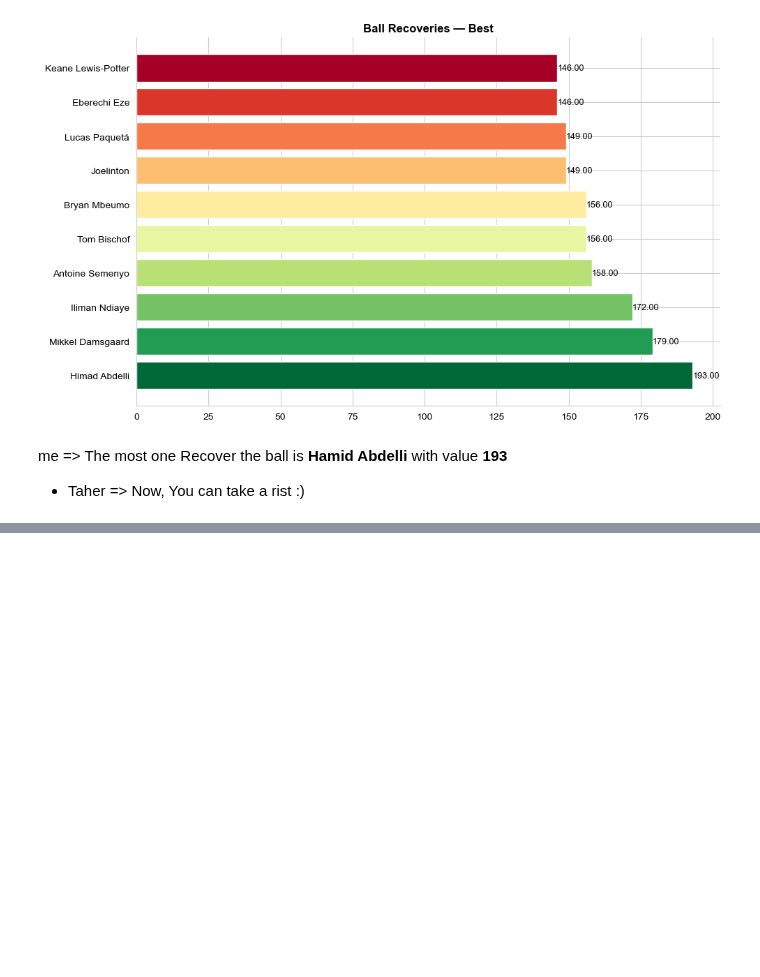
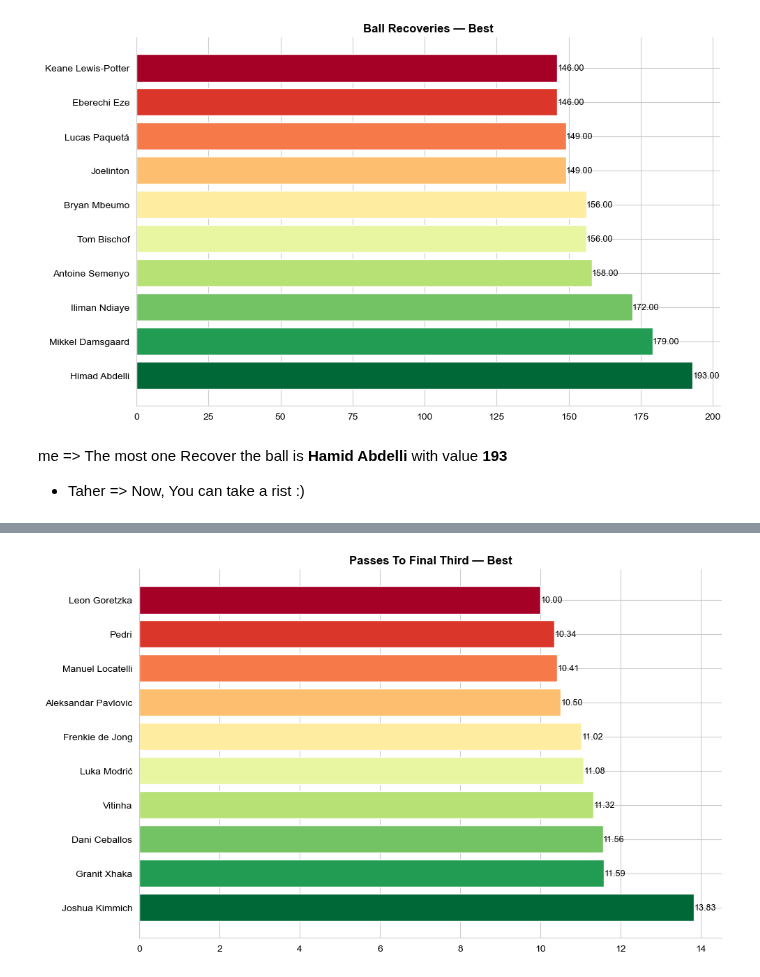
Before and after one commit to MoustafaMohamedMahmoud/Football, a Jupyter notebook: Football_Python_Notebook.ipynb, the cells around one changed output, grey strips where cells are left out. Drawn from its saved outputs; the diff is of its cells as text; code cells hidden in the pictures; blank space fills up the shorter version.

```diff
--- a/Football_Python_Notebook.ipynb
+++ b/Football_Python_Notebook.ipynb
@@ -1293,0 +1388,28 @@ me => The most one Recover the ball is **Hamid Abdelli** with value **193**
+# %%
+midfielders['Passes To Final Third p90'] = midfielders['1/3'] / midfielders['90s']
+# %%
+fig, ax = plt.subplots(figsize=(10, 6))
+fig.set_facecolor('white')
+
+top10 = midfielders.nlargest(10, 'Passes To Final Third p90')[['Player', 'Passes To Final Third p90']].reset_index(drop=True)
+
+colors = plt.cm.RdYlGn(np.linspace(1, 0, len(top10)))
+bars = ax.barh(top10['Player'], top10['Passes To Final Third p90'], color=colors)
+
+for bar, val in zip(bars, top10['Passes To Final Third p90']):
+    ax.text(bar.get_width() + 0.01, bar.get_y() + bar.get_height() / 2,
+            f'{val:.2f}', va='center', ha='left', fontsize=9, color='black')
+
+ax.set_title('Passes To Final Third — Best', color='black', fontsize=12, fontweight='bold')
+ax.set_facecolor('white')
+ax.tick_params(colors='black')
+ax.spines['bottom'].set_color('#ccc')
+ax.spines['left'].set_color('#ccc')
+ax.spines['top'].set_visible(False)
+ax.spines['right'].set_visible(False)
+
+plt.tight_layout()
+#plt.savefig('Passes To Final Third.png', dpi=150, bbox_inches='tight', facecolor='white')
+plt.show()
+# %% [output]
+[figure, added]
```
Also changed, not shown: parts of 75 cells of this notebook.
